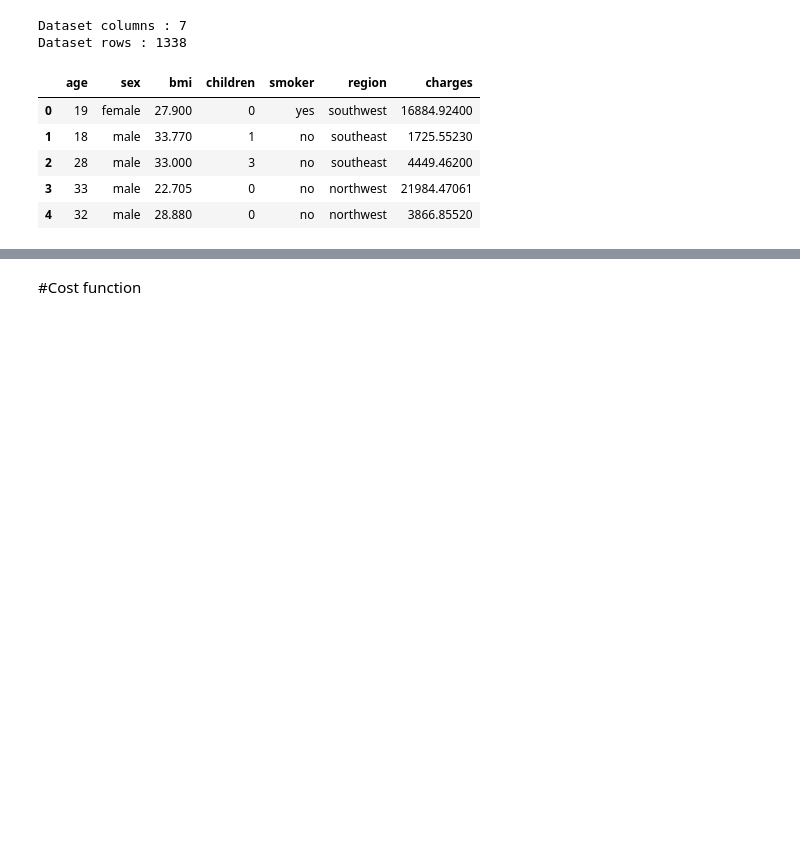
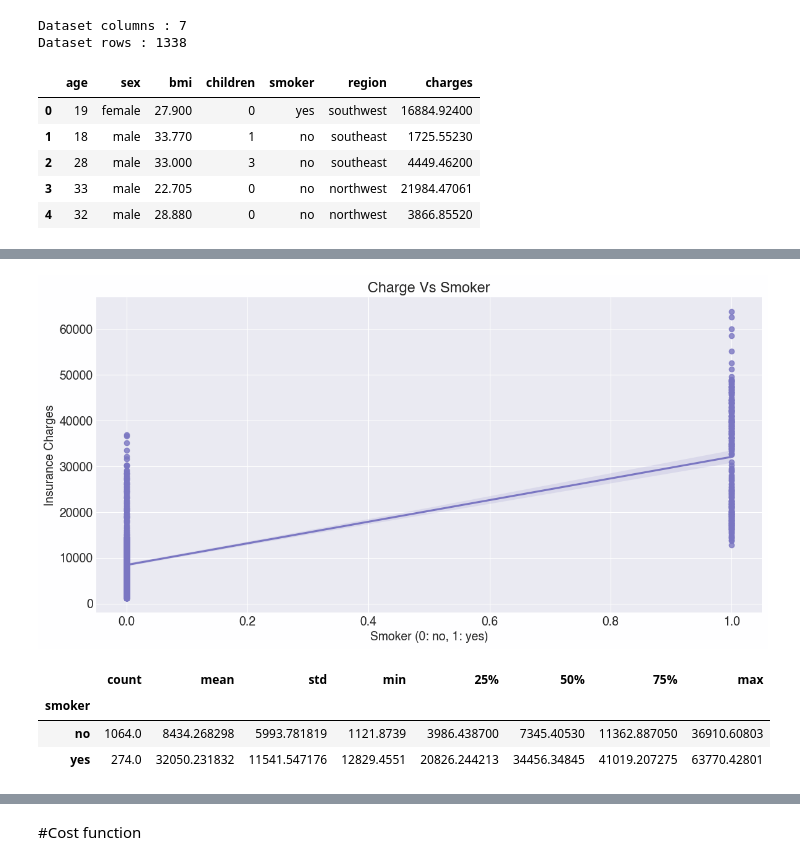
Before and after one commit to spideystreet/kaggle-medical-cost-personal, a Jupyter notebook: notebooks/01_eda.ipynb, the cells around one changed output, grey strips where cells are left out. Cells and saved outputs as stored; diff of their text form; code cells hidden in the pictures; blank space fills up the shorter version.

Commit message:
feat(eda): feature engineering with smoker_yes

```diff
--- a/notebooks/01_eda.ipynb
+++ b/notebooks/01_eda.ipynb
@@ -94,0 +114,18 @@ $$
+# %%
+df_encoded = df.copy()
+df_encoded['smoker_numeric'] = df_encoded['smoker'].map({'yes': 1, 'no': 0})
+
+sns.lmplot(x='smoker_numeric', y='charges', data=df_encoded, aspect=2, height=6)
+plt.xlabel('Smoker (0: no, 1: yes)')
+plt.ylabel('Insurance Charges')
+plt.title('Charge Vs Smoker');
+plt.show()
+# %% [output]
+[figure, added]
+# %%
+df.groupby('smoker')['charges'].describe()
+# %% [output]
+|  | count | mean | std | min | 25% | 50% | 75% | max |
+| smoker |  |  |  |  |  |  |  |  |
+| no | 1064.0 | 8434.268298 | 5993.781819 | 1121.8739 | 3986.438700 | 7345.40530 | 11362.887050 | 36910.60803 |
+| yes | 274.0 | 32050.231832 | 11541.547176 | 12829.4551 | 20826.244213 | 34456.34845 | 41019.207275 | 63770.42801 |
```
Also changed, not shown: parts of 15 cells of this notebook, 1 other file.
